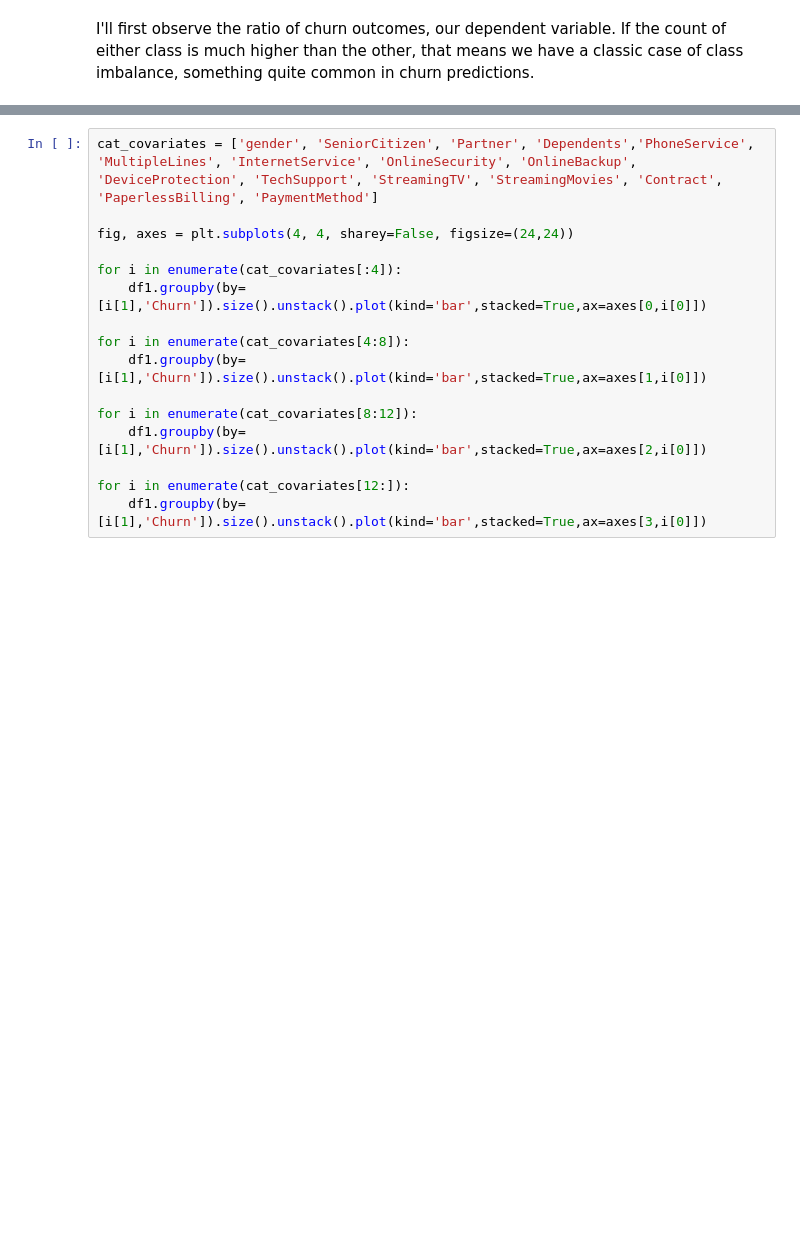
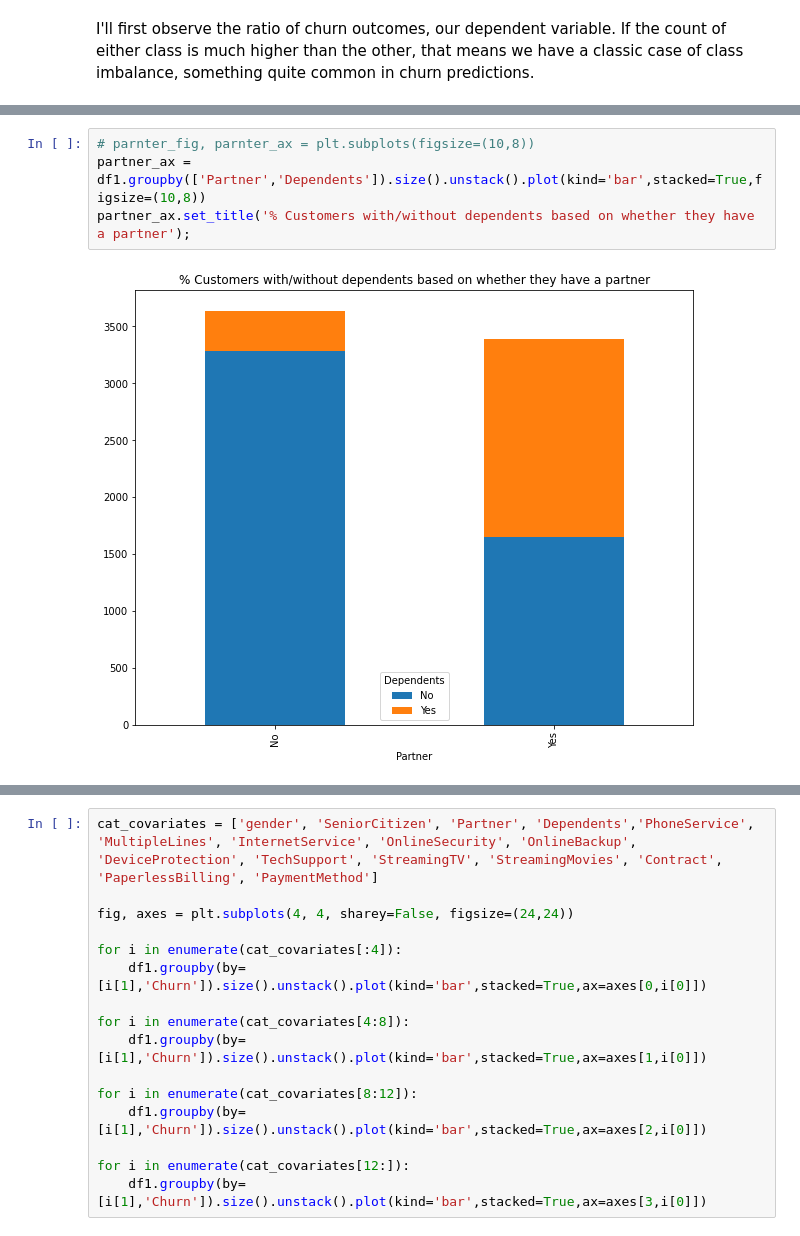
Before and after one commit to leonswl/churn-model, a Jupyter notebook: notebooks/eda.ipynb, the cells around one changed output, grey strips where cells are left out. Cells and saved outputs as stored; diff of their text form; blank space fills up the shorter version.

```diff
--- a/notebooks/eda.ipynb
+++ b/notebooks/eda.ipynb
@@ -57,0 +94,6 @@ sns.histplot(data=df1, x='Churn')
+# %%
+# parnter_fig, parnter_ax = plt.subplots(figsize=(10,8))
+partner_ax = df1.groupby(['Partner','Dependents']).size().unstack().plot(kind='bar',stacked=True,figsize=(10,8))
+partner_ax.set_title('% Customers with/without dependents based on whether they have a partner');
+# %% [output]
+[figure, added]
```
Also changed, not shown: parts of 22 cells of this notebook, 1 other file.
